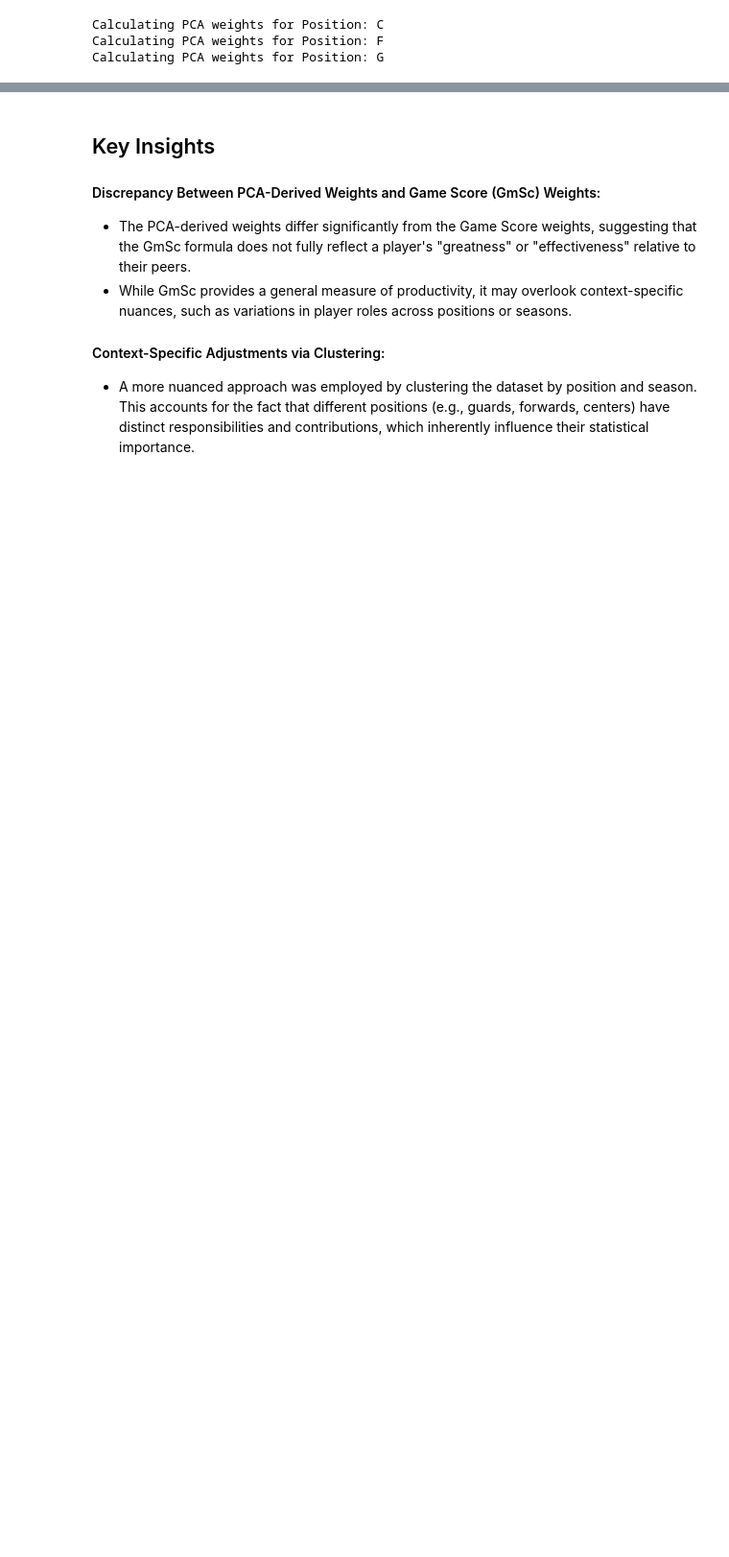
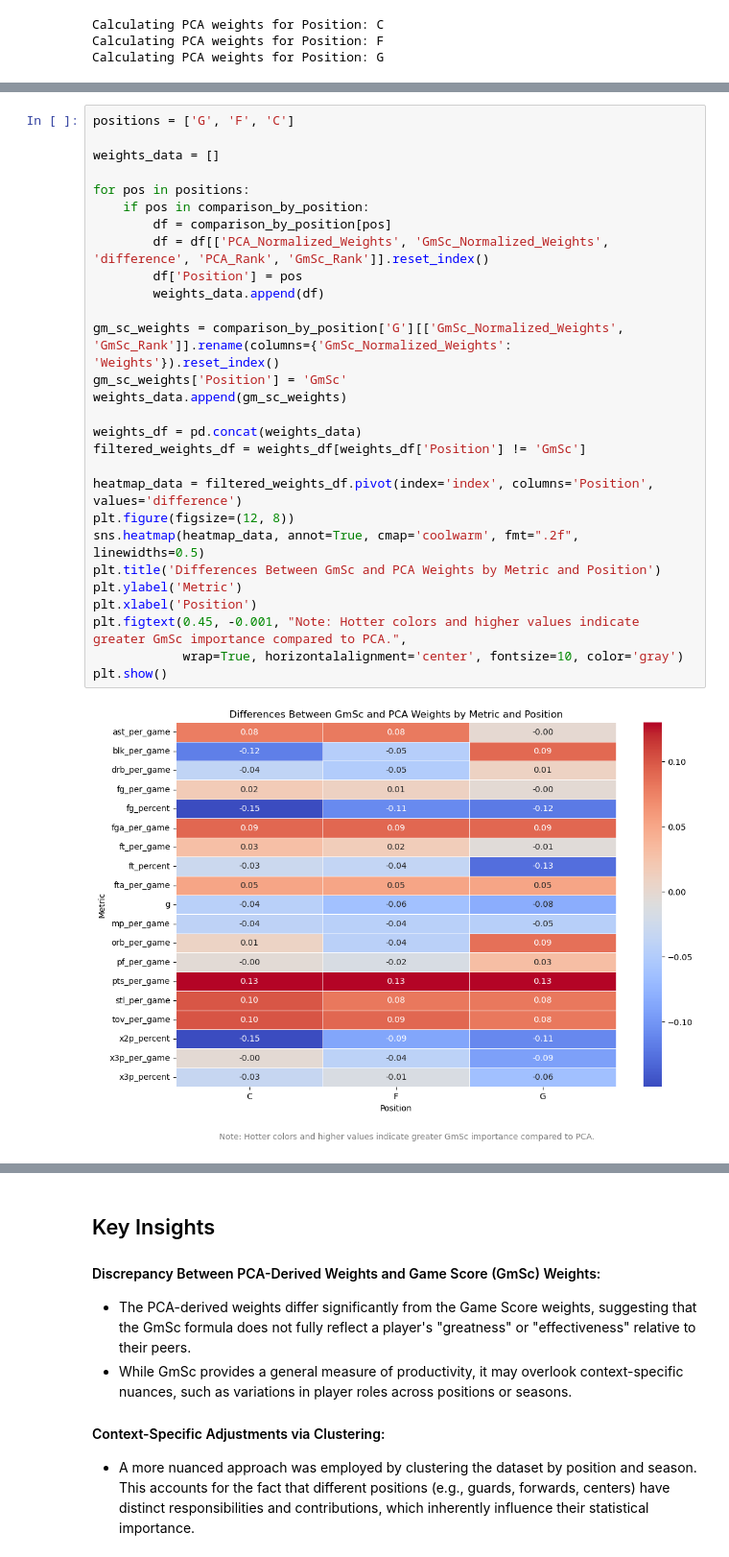
Before and after one commit to RomandRapido/DSC1101, a Jupyter notebook: SA/testing-center.ipynb, the cells around one changed output, grey strips where cells are left out. Shown at 96% size. Cells and saved outputs as stored; diff of their text form; blank space fills up the shorter version.

```diff
--- a/SA/testing-center.ipynb
+++ b/SA/testing-center.ipynb
@@ -1044,0 +1040,30 @@ plt.show()
+# %%
+positions = ['G', 'F', 'C']
+
+weights_data = []
+
+for pos in positions:
+    if pos in comparison_by_position:
+        df = comparison_by_position[pos]
+        df = df[['PCA_Normalized_Weights', 'GmSc_Normalized_Weights', 'difference', 'PCA_Rank', 'GmSc_Rank']].reset_index()
+        df['Position'] = pos
+        weights_data.append(df)
+
+gm_sc_weights = comparison_by_position['G'][['GmSc_Normalized_Weights', 'GmSc_Rank']].rename(columns={'GmSc_Normalized_Weights': 'Weights'}).reset_index()
+gm_sc_weights['Position'] = 'GmSc'
+weights_data.append(gm_sc_weights)
+
+weights_df = pd.concat(weights_data)
+filtered_weights_df = weights_df[weights_df['Position'] != 'GmSc']
+
+heatmap_data = filtered_weights_df.pivot(index='index', columns='Position', values='difference')
+plt.figure(figsize=(12, 8))
+sns.heatmap(heatmap_data, annot=True, cmap='coolwarm', fmt=".2f", linewidths=0.5)
+plt.title('Differences Between GmSc and PCA Weights by Metric and Position')
+plt.ylabel('Metric')
+plt.xlabel('Position')
+plt.figtext(0.45, -0.001, "Note: Hotter colors and higher values indicate greater GmSc importance compared to PCA.",
+            wrap=True, horizontalalignment='center', fontsize=10, color='gray')
+plt.show()
+# %% [output]
+[figure, added]
```
Also changed, not shown: parts of 3 cells of this notebook.
